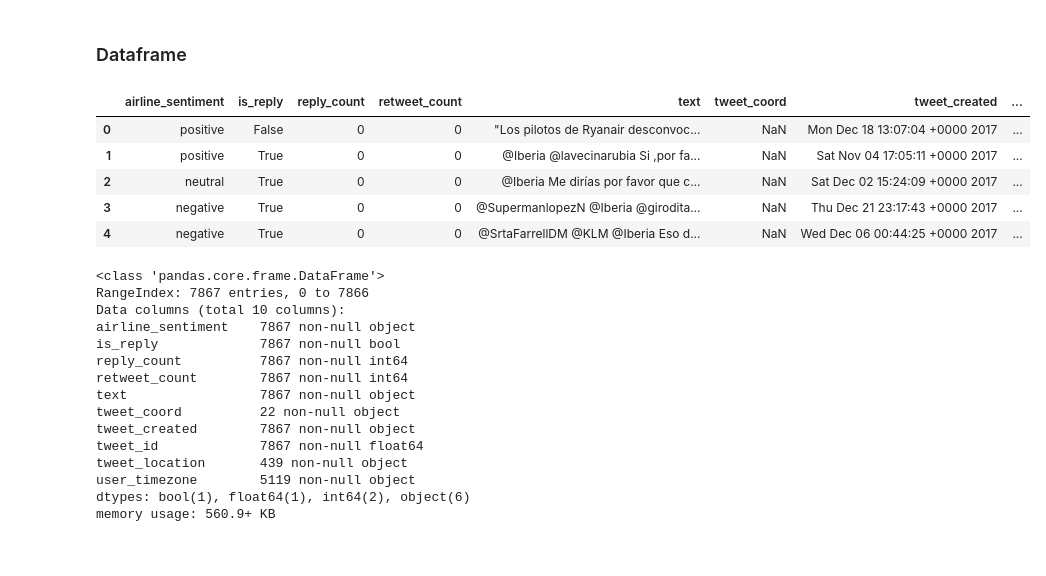
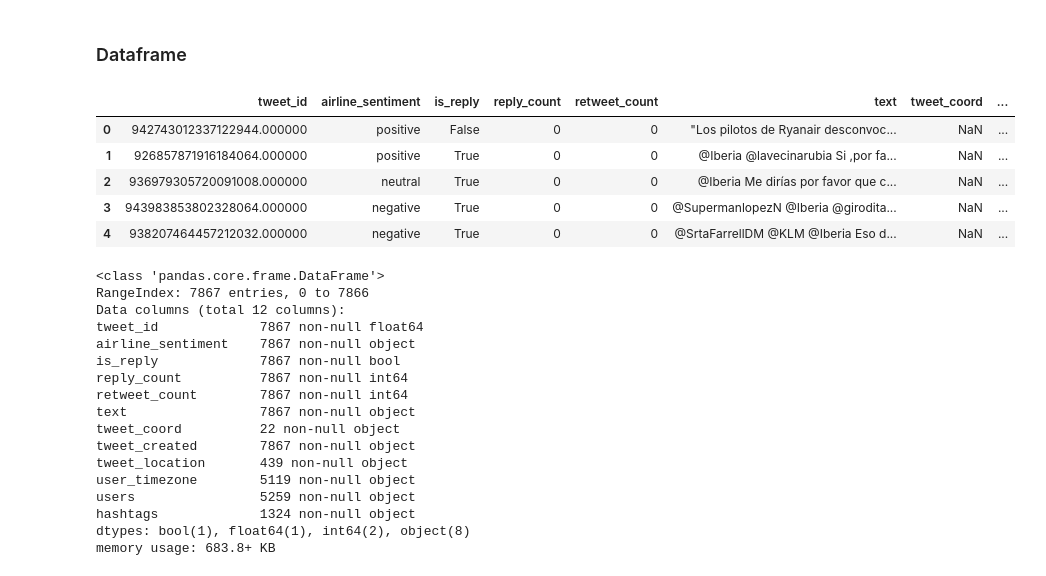
Before and after one commit to alfredcas/Feelings, a Jupyter notebook: kagle_capstone_project/presentacion/dashboard.ipynb, the cells around one changed output. Drawn from its saved outputs; the diff is of its cells as text; code cells hidden in the pictures.

```diff
--- a/kagle_capstone_project/presentacion/dashboard.ipynb
+++ b/kagle_capstone_project/presentacion/dashboard.ipynb
@@ -50,24 +36,25 @@ def getAirlines(txt):
 # %% [markdown]
 ### Dataframe
 # %%
-fileIn = '/media/dedsresende/BackUpDeds/Github_UB/CapstoneProject/Feelings/kagle_capstone_project/presentacion/data/tweets_public_decode.csv'
+fileIn = '/media/dedsresende/BackUpDeds/Github_UB/CapstoneProject/Feelings/kagle_capstone_project/presentacion/data/tweets_public_decode2.csv'
 fileOut = '/media/dedsresende/BackUpDeds/Github_UB/CapstoneProject/Feelings/kagle_capstone_project/presentacion/data/tweets_public_clean.csv'
 # %%
-df = pd.read_csv(fileIn, encoding = 'utf-16')
+df = pd.read_csv(fileIn, encoding = 'utf-8')
 df.head()
 # %% [output]
-|  | airline_sentiment | is_reply | reply_count | retweet_count | text | tweet_coord | tweet_created | ... |
-| 0 | positive | False | 0 | 0 | "Los pilotos de Ryanair desconvoc... | NaN | Mon Dec 18 13:07:04 +0000 2017 | ... |
-| 1 | positive | True | 0 | 0 | @Iberia @lavecinarubia Si ,por fa... | NaN | Sat Nov 04 17:05:11 +0000 2017 | ... |
-| 2 | neutral | True | 0 | 0 | @Iberia Me dirías por favor que c... | NaN | Sat Dec 02 15:24:09 +0000 2017 | ... |
-| 3 | negative | True | 0 | 0 | @SupermanlopezN @Iberia @girodita... | NaN | Thu Dec 21 23:17:43 +0000 2017 | ... |
-| 4 | negative | True | 0 | 0 | @SrtaFarrellDM @KLM @Iberia Eso d... | NaN | Wed Dec 06 00:44:25 +0000 2017 | ... |
+|  | tweet_id | airline_sentiment | is_reply | reply_count | retweet_count | text | tweet_coord | ... |
+| 0 | 942743012337122944.000000 | positive | False | 0 | 0 | "Los pilotos de Ryanair desconvoc... | NaN | ... |
+| 1 | 926857871916184064.000000 | positive | True | 0 | 0 | @Iberia @lavecinarubia Si ,por fa... | NaN | ... |
+| 2 | 936979305720091008.000000 | neutral | True | 0 | 0 | @Iberia Me dirías por favor que c... | NaN | ... |
+| 3 | 943983853802328064.000000 | negative | True | 0 | 0 | @SupermanlopezN @Iberia @girodita... | NaN | ... |
+| 4 | 938207464457212032.000000 | negative | True | 0 | 0 | @SrtaFarrellDM @KLM @Iberia Eso d... | NaN | ... |
 # %%
 df.info()
 # %% [output]
 <class 'pandas.core.frame.DataFrame'>
 RangeIndex: 7867 entries, 0 to 7866
-Data columns (total 10 columns):
+Data columns (total 12 columns):
+tweet_id             7867 non-null float64
 airline_sentiment    7867 non-null object
 is_reply             7867 non-null bool
 reply_count          7867 non-null int64
@@ -75,9 +62,10 @@ retweet_count        7867 non-null int64
 text                 7867 non-null object
 tweet_coord          22 non-null object
 tweet_created        7867 non-null object
-tweet_id             7867 non-null float64
 tweet_location       439 non-null object
 user_timezone        5119 non-null object
-dtypes: bool(1), float64(1), int64(2), object(6)
-memory usage: 560.9+ KB
+users                5259 non-null object
+hashtags             1324 non-null object
+dtypes: bool(1), float64(1), int64(2), object(8)
+memory usage: 683.8+ KB
 # %%
```
Also changed, not shown: parts of 8 cells of this notebook, 11 other files.
